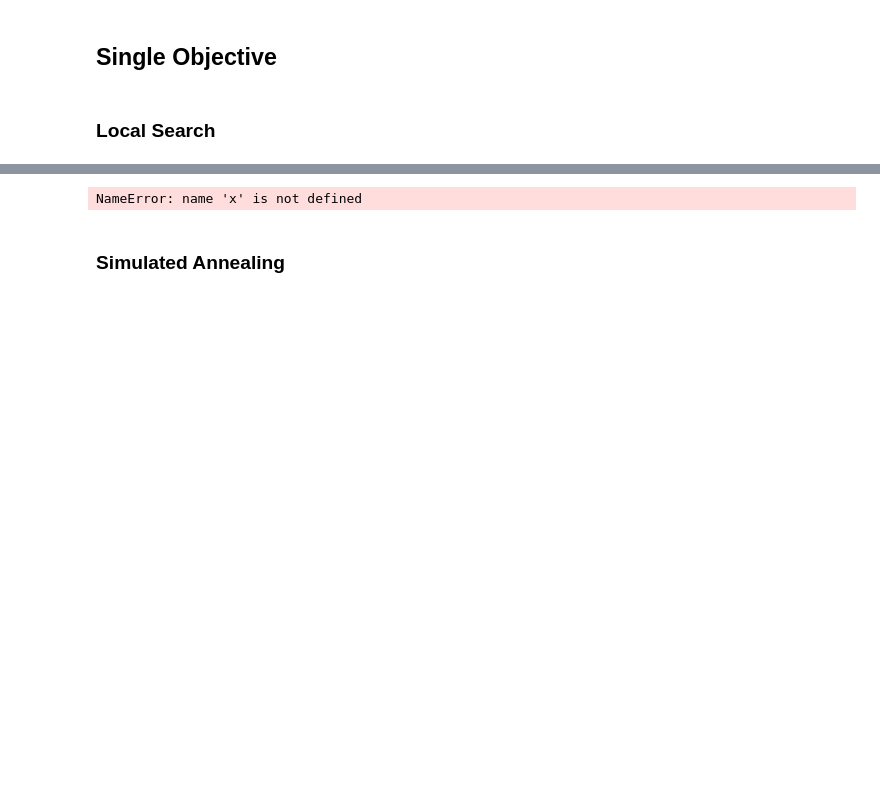
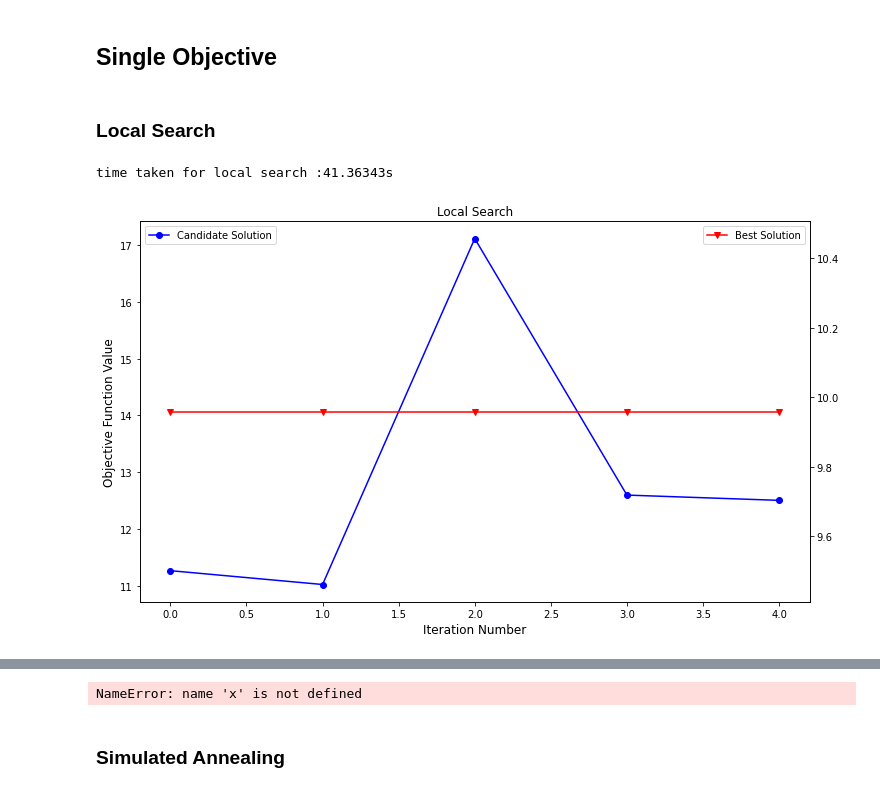
Before and after one commit to TengXu94/simulation-and-optimization, a Jupyter notebook: group_5_project/Group_5_Simulation.ipynb, the cells around one changed output, grey strips where cells are left out. Saved outputs shown, nothing was run; the diff lists cells and outputs as text; code cells hidden in the pictures; blank space fills up the shorter version.

```diff
--- a/group_5_project/Group_5_Simulation.ipynb
+++ b/group_5_project/Group_5_Simulation.ipynb
@@ -691,7 +692,7 @@ def get_min_size_left(movie_ls):
     left_movies = list(set(list(range(10))) - set(movie_ls))
     return min([scenario.movie_sizes[i] for i in left_movies])
 
-def constructionHeuristic():
+def constructionHeuristic(wt_obj):
     movies1, movies2 = [], []
     size1, size2 = 0, 0
     scenario = Scenario(movies1, movies2)
@@ -720,13 +721,12 @@ def constructionHeuristic():
             size2 += scenario.movie_sizes[movie_]
         if size1+get_min_size_left(movies1)>3500 and size2+get_min_size_left(movies2)>3500:
             break
-    return Solution(movies1, movies2)
+    return Solution(movies1, movies2, wt_obj)
 
-def getRandomFeasibleSolution():
+def getRandomFeasibleSolution(wt_obj):
     movies1, movies2 = [], []
     size1, size2 = 0, 0
     scenario = Scenario(movies1, movies2)
-    popularity = np.array(deepcopy(scenario.popularities))
     while True:
         rand_ = random.uniform(0,1)
         if rand_<=0.5:
@@ -741,7 +741,7 @@ def getRandomFeasibleSolution():
                 size2 += scenario.movie_sizes[movie_]
         if size1+get_min_size_left(movies1)>3500 and size2+get_min_size_left(movies2)>3500:
             break
-    return Solution(movies1, movies2)
+    return Solution(movies1, movies2, wt_obj)
 # %% [markdown]
 ## 3. Neighborhood Definitions
 ----------------------------------
@@ -1054,7 +1054,7 @@ class AlgorithmSingleObjective(object):
     optimization part.
     """
 
-    def __init__(self, rg, initial_solution, n_iteration, wt_obj="average"):
+    def __init__(self, rg, initial_solution, n_iteration, wt_obj):
 
         """
         % Constructor function
@@ -1088,7 +1088,7 @@ class LocalSearch(AlgorithmSingleObjective):
     Inherited from AlgorithmSingleObjective class to implement Local Search
     """
 
-    def __init__(self, rg, initial_solution, n_iteration, wt_obj="average"):
+    def __init__(self, rg, initial_solution, n_iteration, wt_obj):
 
         """
         % constructor function
@@ -1426,9 +1426,9 @@ class VNSMultiObj(AlgorithmMultiObjective):
 # RUN (with a good initial solution)
 # %%
 start_time = timeit.default_timer()
-init_sol = constructionHeuristic()
+init_sol = constructionHeuristic("average")
 end_time = timeit.default_timer()
 print("time taken for construction heuristic :{0:.5f}s".format(end_time - start_time))
 rg_ = Generator(PCG64(42069))
-n_iteration = 100
+n_iteration = 5
 # %% [output]
@@ -1437,3 +1437,11 @@ time taken for construction heuristic :6.14609s
 ## Single Objective
 # %% [markdown]
 ### Local Search
+# %%
+local_search = LocalSearch(rg_, init_sol, n_iteration, "average")
+local_search.run(which_neighbor=1)
+print("time taken for local search :{0:.5f}s".format(local_search.time))
+local_search.plot_ls()
+# %% [output]
+time taken for local search :41.36343s
+[figure, added]
```
Also changed, not shown: parts of 10 cells of this notebook.
